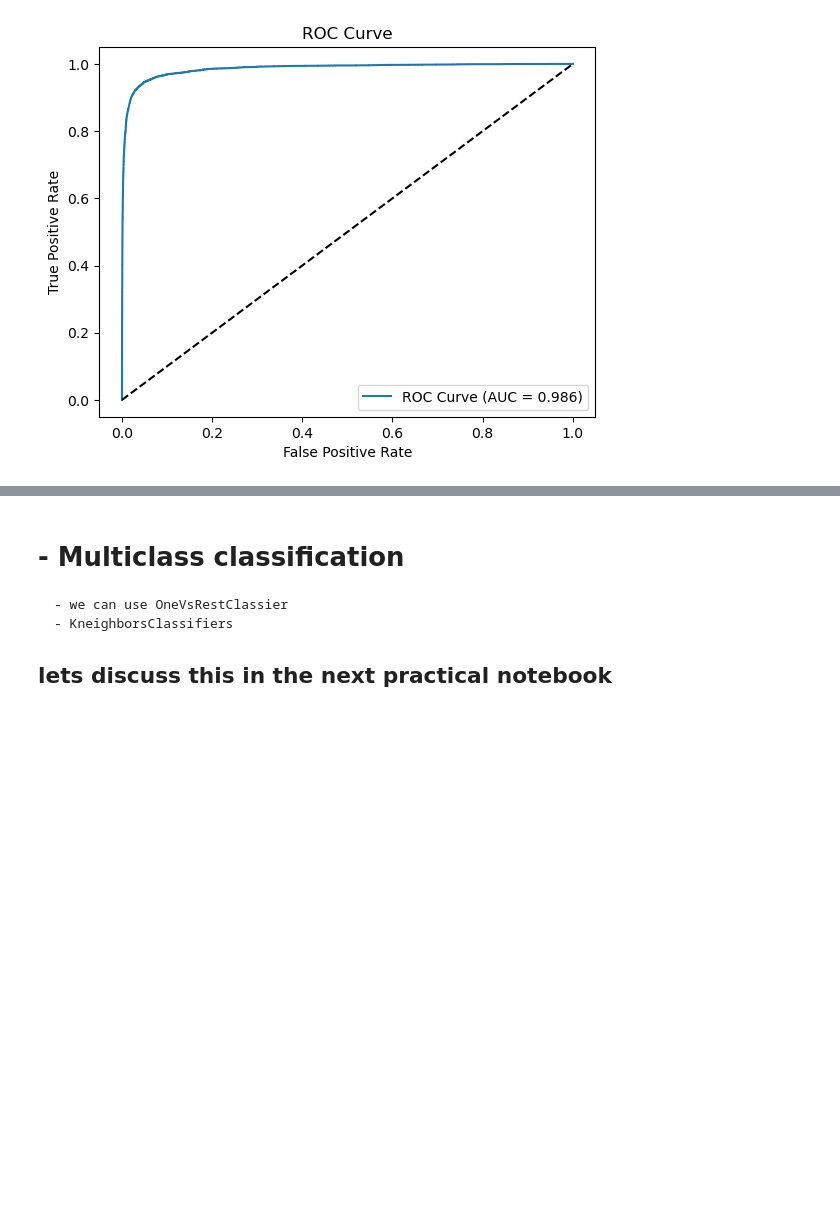
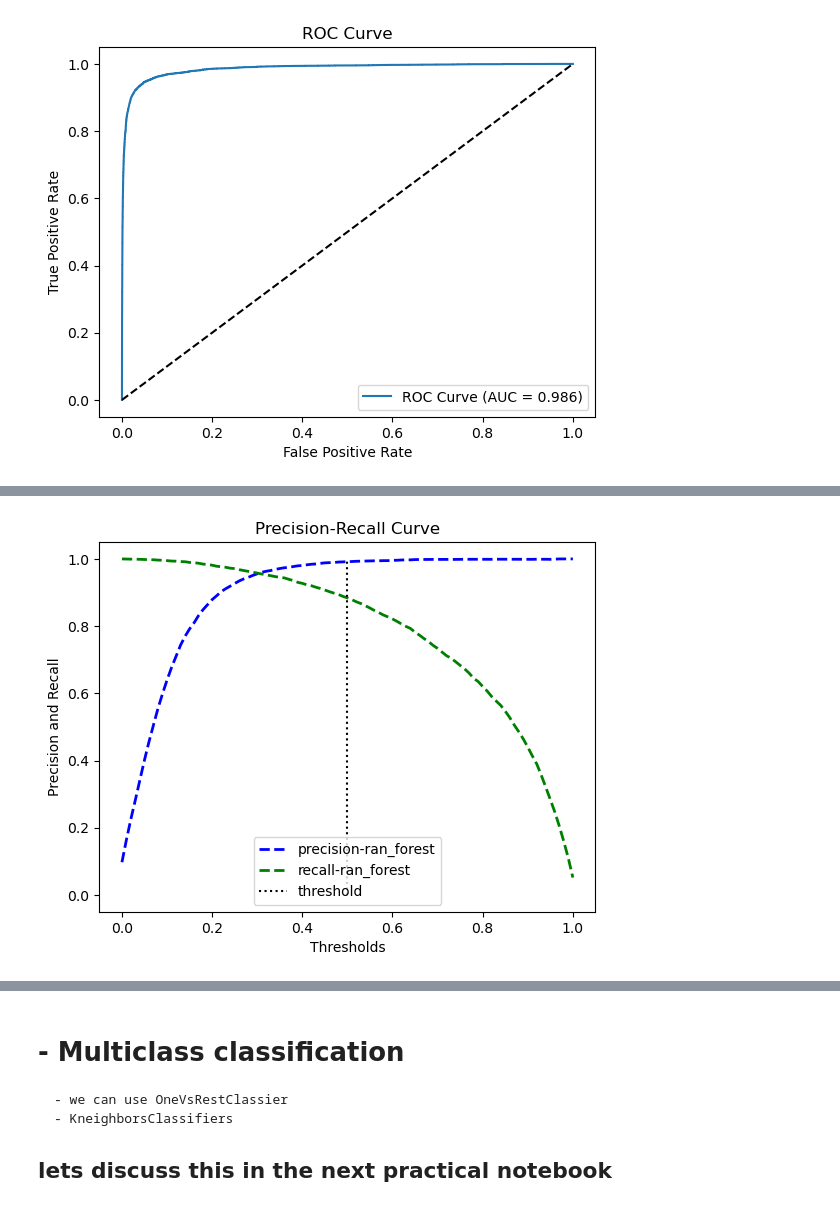
Before and after one commit to Monish147/Machine_Learning_Projects, a Jupyter notebook: chapter3/text_learn.ipynb, the cells around one changed output, grey strips where cells are left out. Cells and saved outputs as stored; diff of their text form; code cells hidden in the pictures; blank space fills up the shorter version.

```diff
--- a/chapter3/text_learn.ipynb
+++ b/chapter3/text_learn.ipynb
@@ -220,0 +252,5 @@ plt.show()
+# %%
+from sklearn.ensemble import RandomForestClassifier
+
+rf_clf = RandomForestClassifier(random_state=42)
+rf_clf.fit(X=X_train , y=y_train_4)
@@ -220,0 +259,3 @@ plt.show()
+# %%
+y4_scores_rf = cross_val_predict(rf_clf , X = X_train ,y= y_train_4 , cv = 3 , method='predict_proba')
+y4_scores_rf
@@ -220,0 +270,14 @@ plt.show()
+# %%
+precisions_rf , recalls_rf , thresholds_rf = precision_recall_curve(y_true=y_train_4 , y_score=y4_scores_rf[:,1])
+# %%
+plt.plot(thresholds_rf, precisions_rf[:-1], "b--", label="precision-ran_forest", linewidth=2)
+plt.plot(thresholds_rf, recalls_rf[:-1], "g--", label="recall-ran_forest", linewidth=2)
+plt.vlines(0.5 ,0, 1.0, "k", "dotted")
+plt.plot([], [], "k:", label="threshold")
+plt.legend(loc = "best")
+plt.xlabel("Thresholds")
+plt.ylabel("Precision and Recall")
+plt.title("Precision-Recall Curve")
+plt.show()
+# %% [output]
+[figure, added]
```
Also changed, not shown: parts of 14 cells of this notebook, 2 other files.
